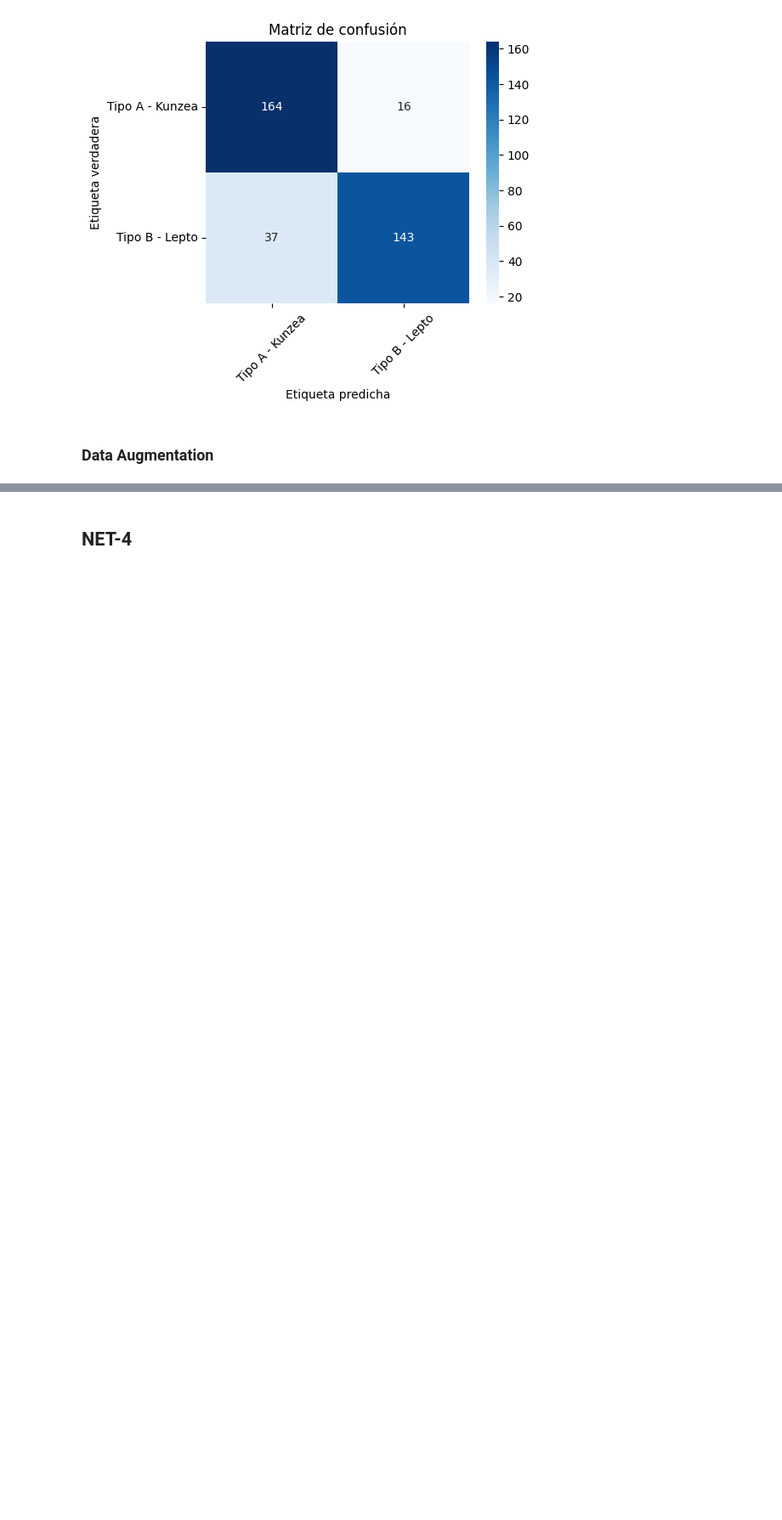
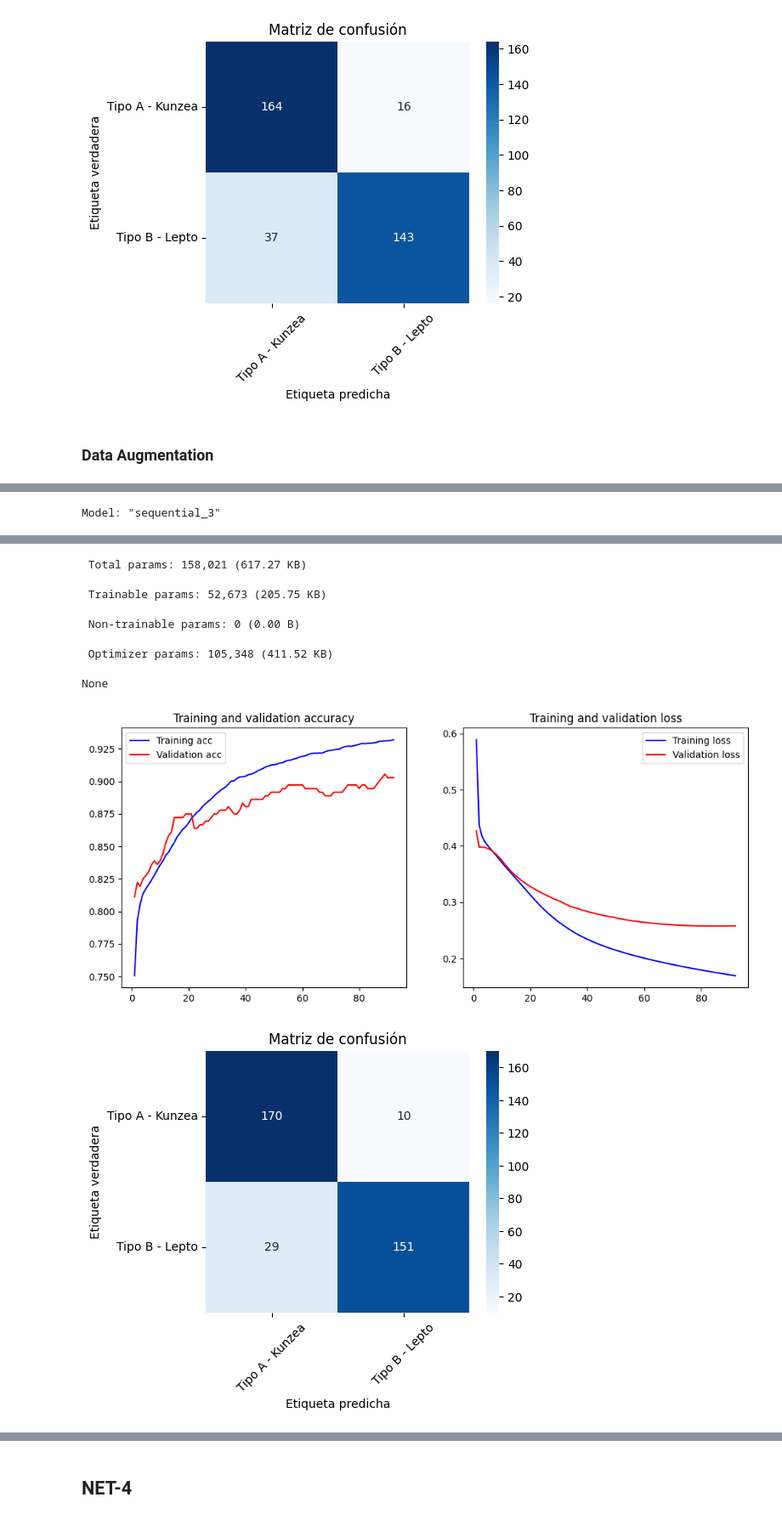
Before and after one commit to davidgc14/Mineria-Datos-UNED, a Jupyter notebook: Practica-3/laboratorio.ipynb, the cells around one changed output, grey strips where cells are left out. Shown at 85% size. Saved outputs shown, nothing was run; the diff lists cells and outputs as text; code cells hidden in the pictures; blank space fills up the shorter version.

```diff
--- a/Practica-3/laboratorio.ipynb
+++ b/Practica-3/laboratorio.ipynb
@@ -160,3 +152,8 @@ joblib.dump(polem_data, './data/polem_data.joblib')
+# %%
+polem_data = joblib.load('polem_data.joblib')
+
+data = polem_data['data']
+labels = polem_data['labels']
 # %% [markdown]
 ### Etiquetas
 # %%
@@ -812,0 +849,18 @@ model = train_and_evaluate(model, train_data=X_train_augmented, train_labels=y_t
+# %%
+# sin zoom
+
+model = Sequential([
+    Input(shape=(100, 100, 1)),
+
+    Conv2D(32, (3,3), activation='relu'),
+    MaxPooling2D((2,2)),
+
+    Conv2D(64, (3,3), activation='relu'),
+    MaxPooling2D((2,2)),
+
+    Flatten(),
+    Dense(1, activation='sigmoid')
+])
+
+model = train_and_evaluate(model, train_data=X_train_augmented, train_labels=y_train_augmented)
+# %% [output]
@@ -812,0 +882 @@ model = train_and_evaluate(model, train_data=X_train_augmented, train_labels=y_t
+Model: "sequential_3"
@@ -812,0 +898,7 @@ model = train_and_evaluate(model, train_data=X_train_augmented, train_labels=y_t
+ Total params: 158,021 (617.27 KB)
+ Trainable params: 52,673 (205.75 KB)
+ Non-trainable params: 0 (0.00 B)
+ Optimizer params: 105,348 (411.52 KB)
+None
+[figure, added]
+[figure, added]
```
Also changed, not shown: parts of 15 cells of this notebook.
